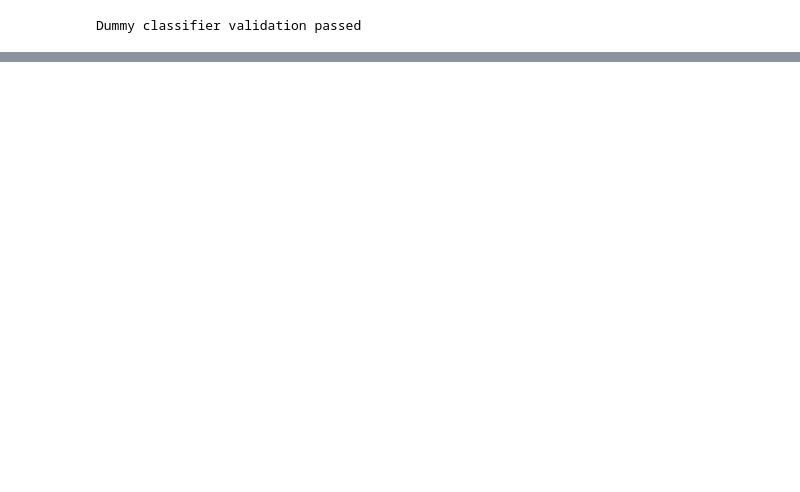
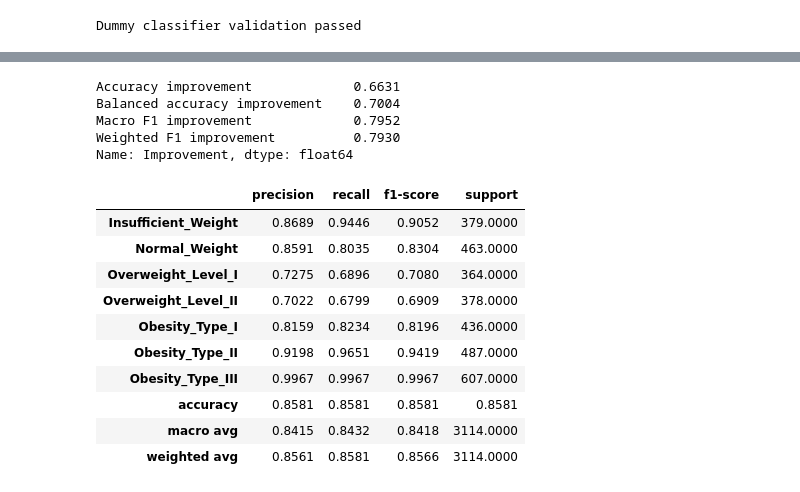
Before and after one commit to SMCodeX7/Obesity-Risk-Intelligence-System, a Jupyter notebook: notebooks/04_baseline_models.ipynb, the cells around one changed output, grey strips where cells are left out. Cells and saved outputs as stored; diff of their text form; code cells hidden in the pictures; blank space fills up the shorter version.

Commit message:
Train Logistic Regression baseline

```diff
--- a/notebooks/04_baseline_models.ipynb
+++ b/notebooks/04_baseline_models.ipynb
@@ -484,0 +524,5 @@ Dummy classifier validation passed
+# %%
+logistic_regression_pipeline.fit(
+    X_train,
+    y_train,
+)
@@ -484,0 +576,6 @@ Dummy classifier validation passed
+# %%
+logistic_validation_predictions = (
+    logistic_regression_pipeline.predict(
+        X_validation
+    )
+)
@@ -484,0 +656,64 @@ Dummy classifier validation passed
+# %%
+logistic_improvement = {
+    "Accuracy improvement": (
+        logistic_result["Accuracy"]
+        - dummy_result["Accuracy"]
+    ),
+    "Balanced accuracy improvement": (
+        logistic_result["Balanced Accuracy"]
+        - dummy_result["Balanced Accuracy"]
+    ),
+    "Macro F1 improvement": (
+        logistic_result["Macro F1"]
+        - dummy_result["Macro F1"]
+    ),
+    "Weighted F1 improvement": (
+        logistic_result["Weighted F1"]
+        - dummy_result["Weighted F1"]
+    ),
+}
+
+logistic_improvement_df = pd.Series(
+    logistic_improvement,
+    name="Improvement",
+).round(4)
+
+logistic_improvement_df
+# %% [output]
+Accuracy improvement             0.6631
+Balanced accuracy improvement    0.7004
+Macro F1 improvement             0.7952
+Weighted F1 improvement          0.7930
+Name: Improvement, dtype: float64
+# %%
+logistic_classification_report = (
+    classification_report(
+        y_validation,
+        logistic_validation_predictions,
+        labels=CLASS_ORDER,
+        output_dict=True,
+        zero_division=0,
+    )
+)
+
+logistic_report_df = (
+    pd.DataFrame(
+        logistic_classification_report
+    )
+    .transpose()
+    .round(4)
+)
+
+logistic_report_df
+# %% [output]
+|  | precision | recall | f1-score | support |
+| Insufficient_Weight | 0.8689 | 0.9446 | 0.9052 | 379.0000 |
+| Normal_Weight | 0.8591 | 0.8035 | 0.8304 | 463.0000 |
+| Overweight_Level_I | 0.7275 | 0.6896 | 0.7080 | 364.0000 |
+| Overweight_Level_II | 0.7022 | 0.6799 | 0.6909 | 378.0000 |
+| Obesity_Type_I | 0.8159 | 0.8234 | 0.8196 | 436.0000 |
+| Obesity_Type_II | 0.9198 | 0.9651 | 0.9419 | 487.0000 |
+| Obesity_Type_III | 0.9967 | 0.9967 | 0.9967 | 607.0000 |
+| accuracy | 0.8581 | 0.8581 | 0.8581 | 0.8581 |
+| macro avg | 0.8415 | 0.8432 | 0.8418 | 3114.0000 |
+| weighted avg | 0.8561 | 0.8581 | 0.8566 | 3114.0000 |
```
Also changed, not shown: parts of 13 cells of this notebook.
